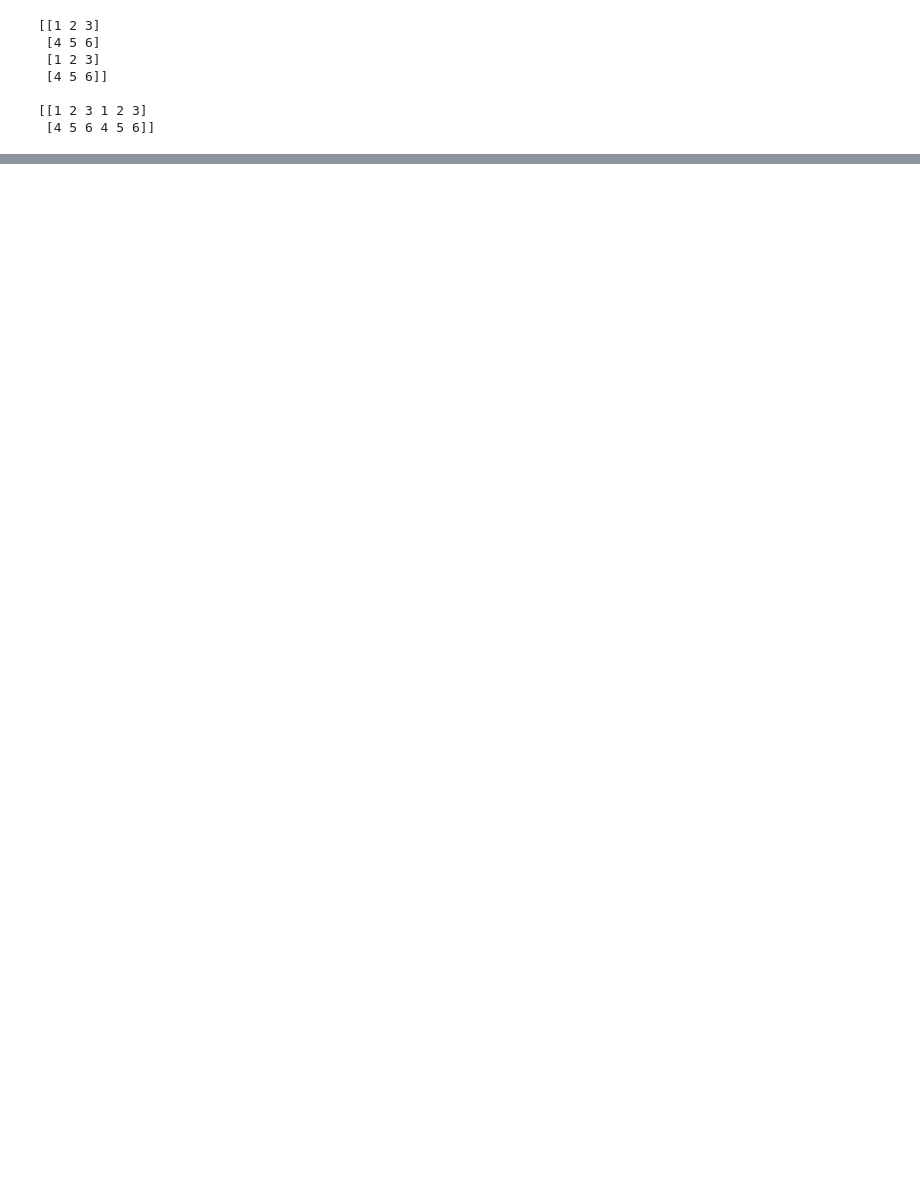
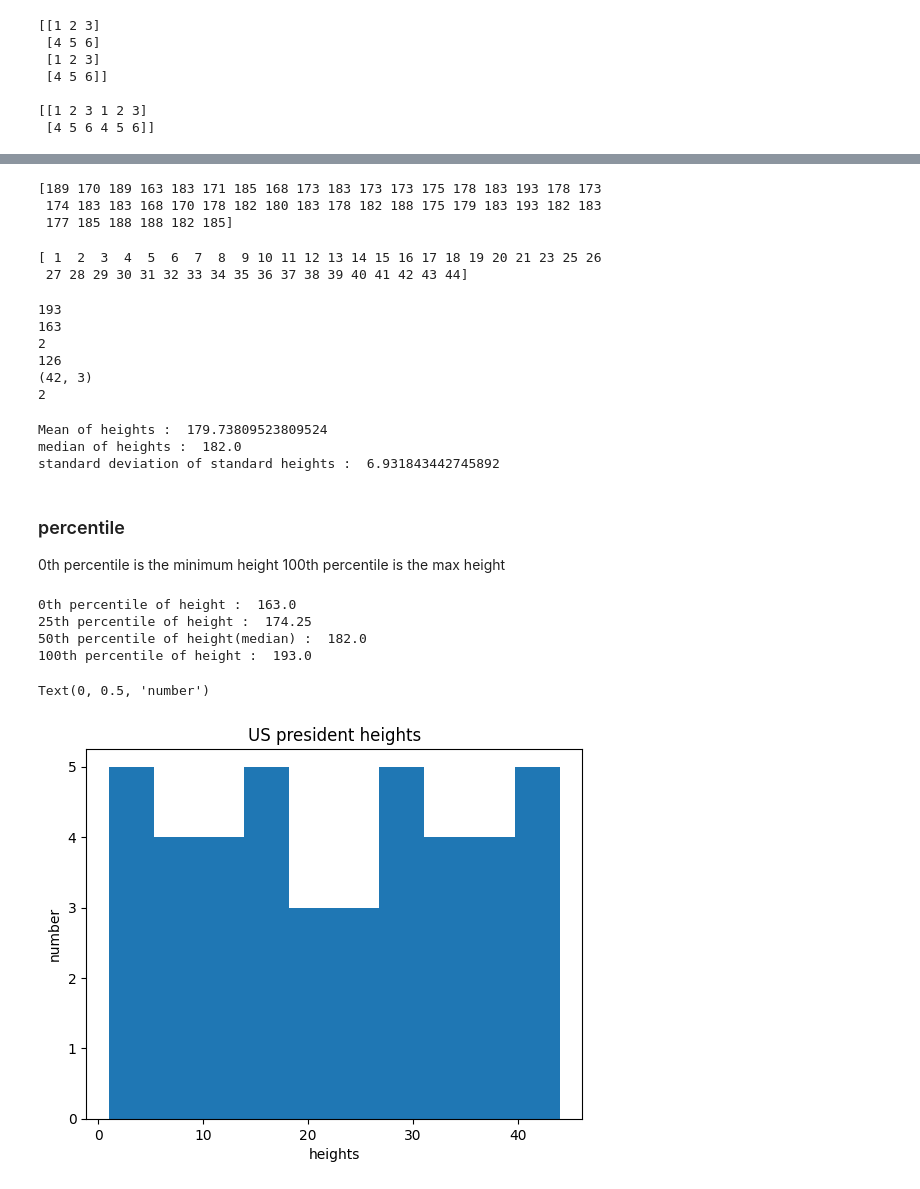
Before and after one commit to KeerthivsasanP/AI-and-ML-practice, a Jupyter notebook: numpy_lessons.ipynb, the cells around one changed output, grey strips where cells are left out. Saved outputs shown, nothing was run; the diff lists cells and outputs as text; code cells hidden in the pictures; blank space fills up the shorter version.

```diff
--- a/numpy_lessons.ipynb
+++ b/numpy_lessons.ipynb
@@ -451,0 +677,3 @@ array([[[1, 2, 3, 1, 2, 3],
+# %%
+data = pd.read_csv("sample dataset/president_heights.csv")
+data.head(5)
@@ -451,0 +687,57 @@ array([[[1, 2, 3, 1, 2, 3],
+# %%
+heights = np.array(data['height(cm)'])
+print(heights)
+# %% [output]
+[189 170 189 163 183 171 185 168 173 183 173 173 175 178 183 193 178 173
+ 174 183 183 168 170 178 182 180 183 178 182 188 175 179 183 193 182 183
+ 177 185 188 188 182 185]
+# %%
+order = np.array(data['order'])
+print(order)
+# %% [output]
+[ 1  2  3  4  5  6  7  8  9 10 11 12 13 14 15 16 17 18 19 20 21 23 25 26
+ 27 28 29 30 31 32 33 34 35 36 37 38 39 40 41 42 43 44]
+# %%
+print(np.max(heights))
+print(np.min(heights))
+print(data.ndim)
+print(data.size)
+print(data.shape)
+print(data.ndim)
+# %% [output]
+193
+163
+2
+126
+(42, 3)
+2
+# %%
+print("Mean of heights : ",np.mean(heights))
+print("median of heights : ",np.median(heights))
+print("standard deviation of standard heights : ",np.std(heights))
+# %% [output]
+Mean of heights :  179.73809523809524
+median of heights :  182.0
+standard deviation of standard heights :  6.931843442745892
+# %% [markdown]
+### percentile
+0th percentile is the minimum height
+100th percentile is the max height
+# %%
+print("0th percentile of height : ",np.percentile(heights,0))
+print("25th percentile of height : ",np.percentile(heights,25))
+print("50th percentile of height(median) : ",np.percentile(heights,50))
+print("100th percentile of height : ",np.percentile(heights,100))
+# %% [output]
+0th percentile of height :  163.0
+25th percentile of height :  174.25
+50th percentile of height(median) :  182.0
+100th percentile of height :  193.0
+# %%
+plt.hist(order)
+plt.title("US president heights")
+plt.xlabel('heights')
+plt.ylabel('number')
+# %% [output]
+Text(0, 0.5, 'number')
+[figure, added]
```
Also changed, not shown: parts of 71 cells of this notebook.
